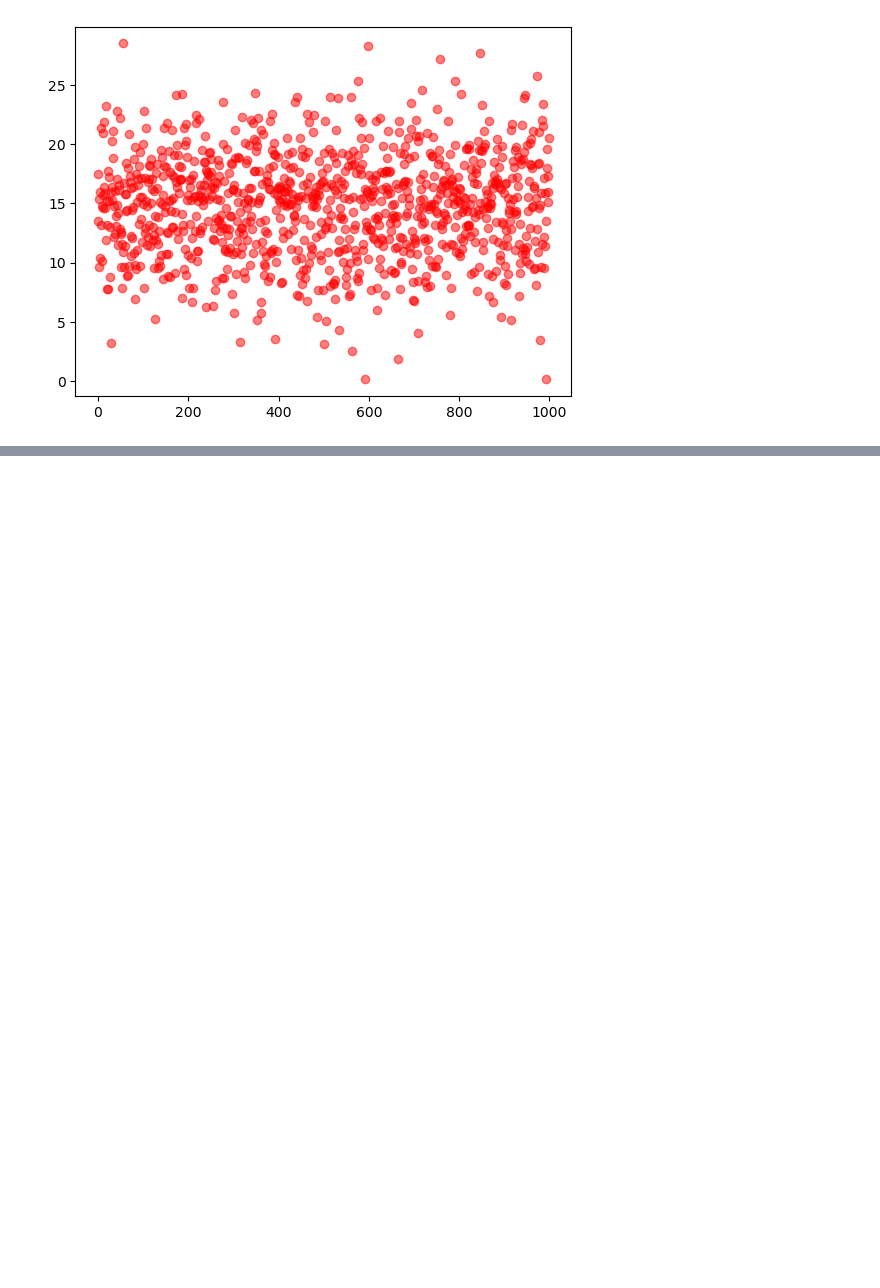
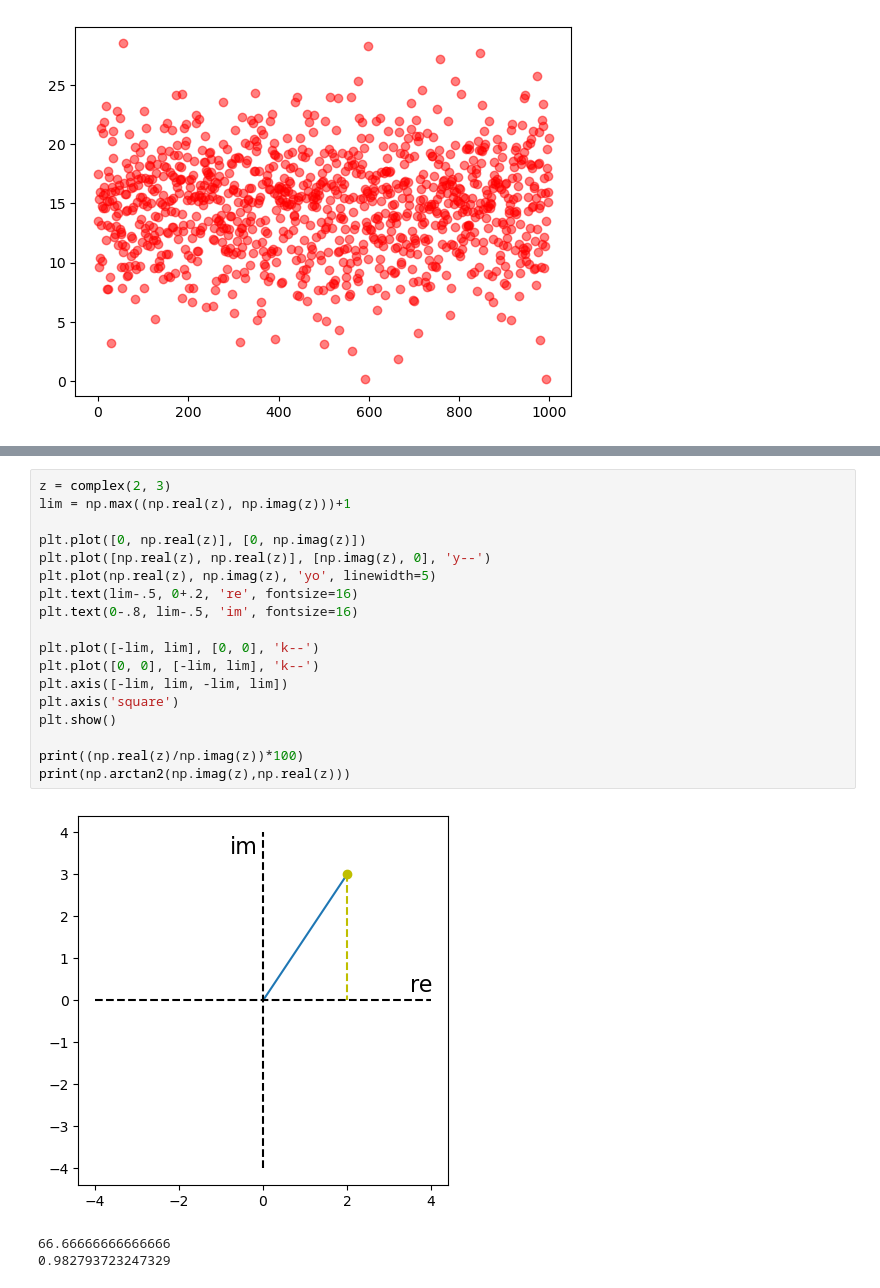
Before and after one commit to Kantulaev/ML_projects, a Jupyter notebook: lesson_7_Trigonometry.ipynb, the cells around one changed output, grey strips where cells are left out. Drawn from its saved outputs; the diff is of its cells as text; blank space fills up the shorter version.

```diff
--- a/lesson_7_Trigonometry.ipynb
+++ b/lesson_7_Trigonometry.ipynb
@@ -22,0 +64,22 @@ plt.plot(nums,'ro',alpha=.5)
+# %%
+z = complex(2, 3)
+lim = np.max((np.real(z), np.imag(z)))+1
+
+plt.plot([0, np.real(z)], [0, np.imag(z)])
+plt.plot([np.real(z), np.real(z)], [np.imag(z), 0], 'y--')
+plt.plot(np.real(z), np.imag(z), 'yo', linewidth=5)
+plt.text(lim-.5, 0+.2, 're', fontsize=16)
+plt.text(0-.8, lim-.5, 'im', fontsize=16)
+
+plt.plot([-lim, lim], [0, 0], 'k--')
+plt.plot([0, 0], [-lim, lim], 'k--')
+plt.axis([-lim, lim, -lim, lim])
+plt.axis('square')
+plt.show()
+
+print((np.real(z)/np.imag(z))*100)
+print(np.arctan2(np.imag(z),np.real(z)))
+# %% [output]
+[figure, added]
+66.66666666666666
+0.982793723247329
```
Also changed, not shown: parts of 4 cells of this notebook, 1 other file.
